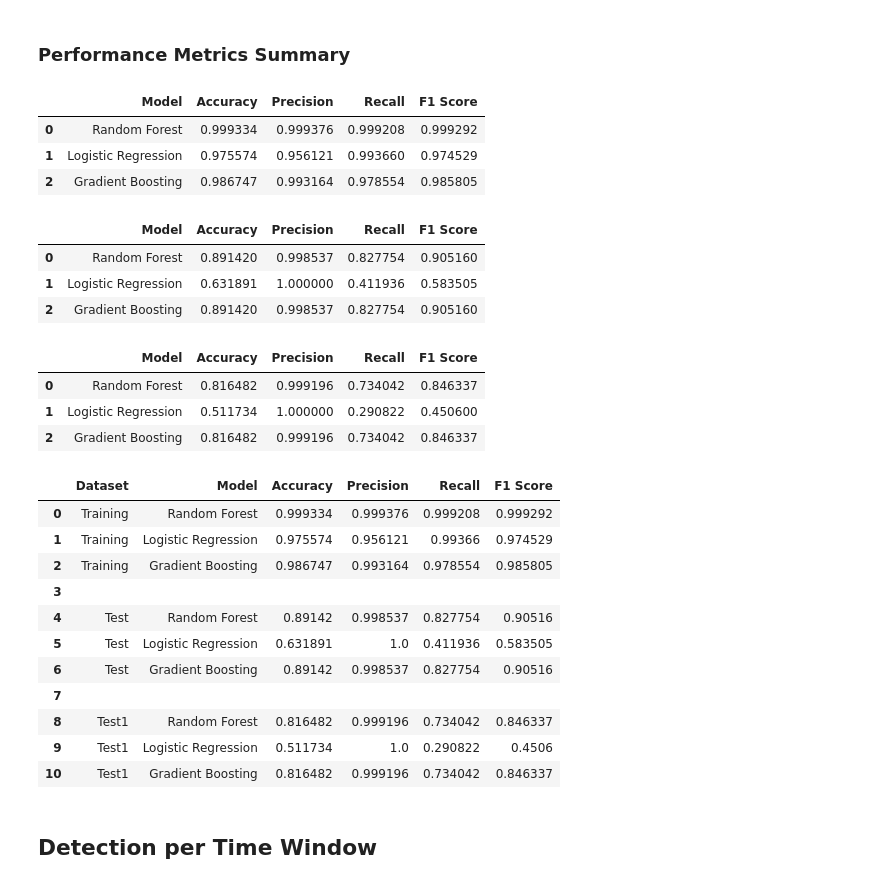
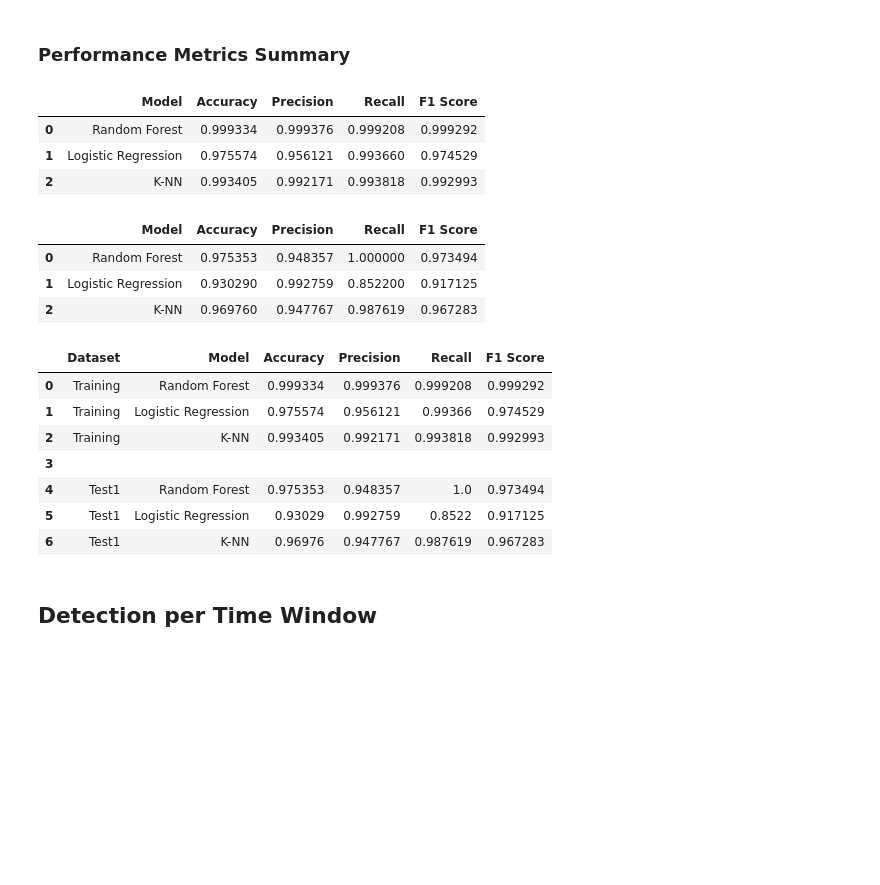
Before and after one commit to Palatiin/ddos-detection, a Jupyter notebook: ml/detection.ipynb, the cells around one changed output. Drawn from its saved outputs; the diff is of its cells as text; code cells hidden in the pictures; blank space fills up the shorter version.

Commit message:
dataset: generate flash event for test dataset (#6)
* dataset: generate flash event for test dataset

* dataset: remove unused datasets, merge flash dataset into test1

* chore: rerun python notebooks

```diff
--- a/ml/detection.ipynb
+++ b/ml/detection.ipynb
@@ -305,11 +311,11 @@ False Negative Rate: 0.2659577200688397
 ### Performance Metrics Summary
 # %%
 model_performance_table_train = pd.DataFrame({
-    "Model": ["Random Forest", "Logistic Regression", "Gradient Boosting"],
-    "Accuracy": [model_rf_performance_train["accuracy"], model_lr_performance_train["accuracy"], model_gb_performance_train["accuracy"]],
-    "Precision": [model_rf_performance_train["precision"], model_lr_performance_train["precision"], model_gb_performance_train["precision"]],
-    "Recall": [model_rf_performance_train["recall"], model_lr_performance_train["recall"], model_gb_performance_train["recall"]],
-    "F1 Score": [model_rf_performance_train["f1"], model_lr_performance_train["f1"], model_gb_performance_train["f1"]]
+    "Model": ["Random Forest", "Logistic Regression", "K-NN"],
+    "Accuracy": [model_rf_performance_train["accuracy"], model_lr_performance_train["accuracy"], model_knn_performance_train["accuracy"]],
+    "Precision": [model_rf_performance_train["precision"], model_lr_performance_train["precision"], model_knn_performance_train["precision"]],
+    "Recall": [model_rf_performance_train["recall"], model_lr_performance_train["recall"], model_knn_performance_train["recall"]],
+    "F1 Score": [model_rf_performance_train["f1"], model_lr_performance_train["f1"], model_knn_performance_train["f1"]]
 })
 
 model_performance_table_train
@@ -317,69 +323,48 @@ model_performance_table_train
 |  | Model | Accuracy | Precision | Recall | F1 Score |
 | 0 | Random Forest | 0.999334 | 0.999376 | 0.999208 | 0.999292 |
 | 1 | Logistic Regression | 0.975574 | 0.956121 | 0.993660 | 0.974529 |
-| 2 | Gradient Boosting | 0.986747 | 0.993164 | 0.978554 | 0.985805 |
+| 2 | K-NN | 0.993405 | 0.992171 | 0.993818 | 0.992993 |
 # %%
-model_performance_table_test = pd.DataFrame({
-    "Model": ["Random Forest", "Logistic Regression", "Gradient Boosting"],
-    "Accuracy": [model_rf_performance_test["accuracy"], model_lr_performance_test["accuracy"], model_gb_performance_test["accuracy"]],
-    "Precision": [model_rf_performance_test["precision"], model_lr_performance_test["precision"], model_gb_performance_test["precision"]],
-    "Recall": [model_rf_performance_test["recall"], model_lr_performance_test["recall"], model_gb_performance_test["recall"]],
-    "F1 Score": [model_rf_performance_test["f1"], model_lr_performance_test["f1"], model_gb_performance_test["f1"]]
+model_performance_table_test1 = pd.DataFrame({
+    "Model": ["Random Forest", "Logistic Regression", "K-NN"],
+    "Accuracy": [model_rf_performance_test1["accuracy"], model_lr_performance_test1["accuracy"], model_knn_performance_test1["accuracy"]],
+    "Precision": [model_rf_performance_test1["precision"], model_lr_performance_test1["precision"], model_knn_performance_test1["precision"]],
+    "Recall": [model_rf_performance_test1["recall"], model_lr_performance_test1["recall"], model_knn_performance_test1["recall"]],
+    "F1 Score": [model_rf_performance_test1["f1"], model_lr_performance_test1["f1"], model_knn_performance_test1["f1"]]
 })
-model_performance_table_test
+model_performance_table_test1
 # %% [output]
 |  | Model | Accuracy | Precision | Recall | F1 Score |
-| 0 | Random Forest | 0.891420 | 0.998537 | 0.827754 | 0.905160 |
-| 1 | Logistic Regression | 0.631891 | 1.000000 | 0.411936 | 0.583505 |
-| 2 | Gradient Boosting | 0.891420 | 0.998537 | 0.827754 | 0.905160 |
+| 0 | Random Forest | 0.975353 | 0.948357 | 1.000000 | 0.973494 |
+| 1 | Logistic Regression | 0.930290 | 0.992759 | 0.852200 | 0.917125 |
+| 2 | K-NN | 0.969760 | 0.947767 | 0.987619 | 0.967283 |
-# %%
-model_performance_table_test1 = pd.DataFrame({
-    "Model": ["Random Forest", "Logistic Regression", "Gradient Boosting"],
-    "Accuracy": [model_rf_performance_test1["accuracy"], model_lr_performance_test1["accuracy"], model_gb_performance_test1["accuracy"]],
-    "Precision": [model_rf_performance_test1["precision"], model_lr_performance_test1["precision"], model_gb_performance_test1["precision"]],
-    "Recall": [model_rf_performance_test1["recall"], model_lr_performance_test1["recall"], model_gb_performance_test1["recall"]],
-    "F1 Score": [model_rf_performance_test1["f1"], model_lr_performance_test1["f1"], model_gb_performance_test1["f1"]]
-})
-model_performance_table_test1
-# %% [output]
-|  | Model | Accuracy | Precision | Recall | F1 Score |
-| 0 | Random Forest | 0.816482 | 0.999196 | 0.734042 | 0.846337 |
-| 1 | Logistic Regression | 0.511734 | 1.000000 | 0.290822 | 0.450600 |
-| 2 | Gradient Boosting | 0.816482 | 0.999196 | 0.734042 | 0.846337 |
 # %%
 # Create a combined table with dataset information
 training_data = model_performance_table_train.assign(Dataset="Training")
-test_data = model_performance_table_test.assign(Dataset="Test")
 test1_data = model_performance_table_test1.assign(Dataset="Test1")
 
 # Add blank rows between datasets
 blank_row = pd.DataFrame({col: [''] for col in training_data.columns}, index=[0])
 combined_performance = pd.concat([
     training_data,
     blank_row,
-    test_data,
-    blank_row.copy(),
     test1_data
 ], ignore_index=True)
 
 # Reorder columns to put Dataset first
 column_order = ["Dataset", "Model", "Accuracy", "Precision", "Recall", "F1 Score"]
 combined_performance = combined_performance[column_order]
 
 combined_performance
 # %% [output]
 |  | Dataset | Model | Accuracy | Precision | Recall | F1 Score |
 | 0 | Training | Random Forest | 0.999334 | 0.999376 | 0.999208 | 0.999292 |
 | 1 | Training | Logistic Regression | 0.975574 | 0.956121 | 0.99366 | 0.974529 |
-| 2 | Training | Gradient Boosting | 0.986747 | 0.993164 | 0.978554 | 0.985805 |
+| 2 | Training | K-NN | 0.993405 | 0.992171 | 0.993818 | 0.992993 |
 | 3 |  |  |  |  |  |  |
-| 4 | Test | Random Forest | 0.89142 | 0.998537 | 0.827754 | 0.90516 |
-| 5 | Test | Logistic Regression | 0.631891 | 1.0 | 0.411936 | 0.583505 |
-| 6 | Test | Gradient Boosting | 0.89142 | 0.998537 | 0.827754 | 0.90516 |
-| 7 |  |  |  |  |  |  |
-| 8 | Test1 | Random Forest | 0.816482 | 0.999196 | 0.734042 | 0.846337 |
-| 9 | Test1 | Logistic Regression | 0.511734 | 1.0 | 0.290822 | 0.4506 |
-| 10 | Test1 | Gradient Boosting | 0.816482 | 0.999196 | 0.734042 | 0.846337 |
+| 4 | Test1 | Random Forest | 0.975353 | 0.948357 | 1.0 | 0.973494 |
+| 5 | Test1 | Logistic Regression | 0.93029 | 0.992759 | 0.8522 | 0.917125 |
+| 6 | Test1 | K-NN | 0.96976 | 0.947767 | 0.987619 | 0.967283 |
 # %% [markdown]
 ## Detection per Time Window
 # %% [markdown]
```
Also changed, not shown: parts of 15 cells of this notebook, 9 other files.
